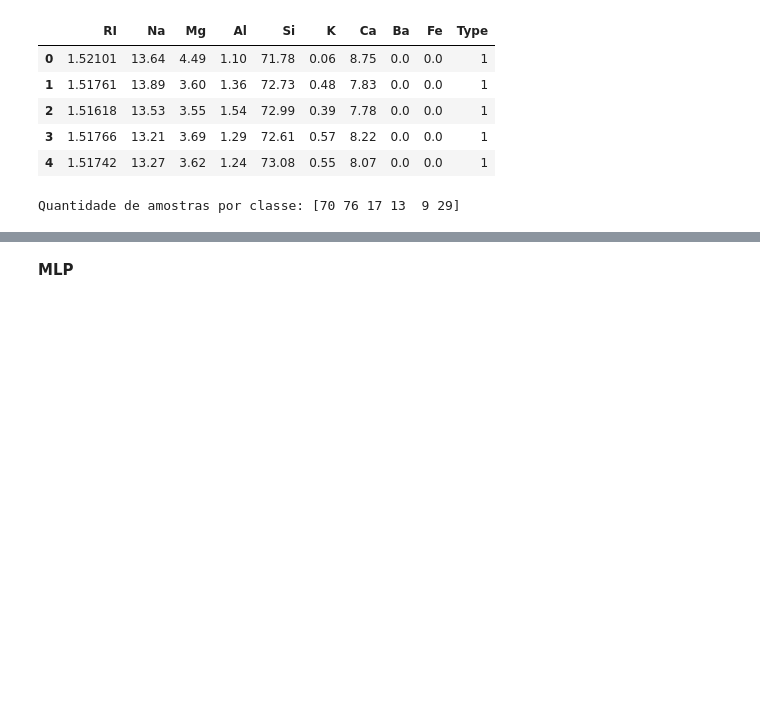
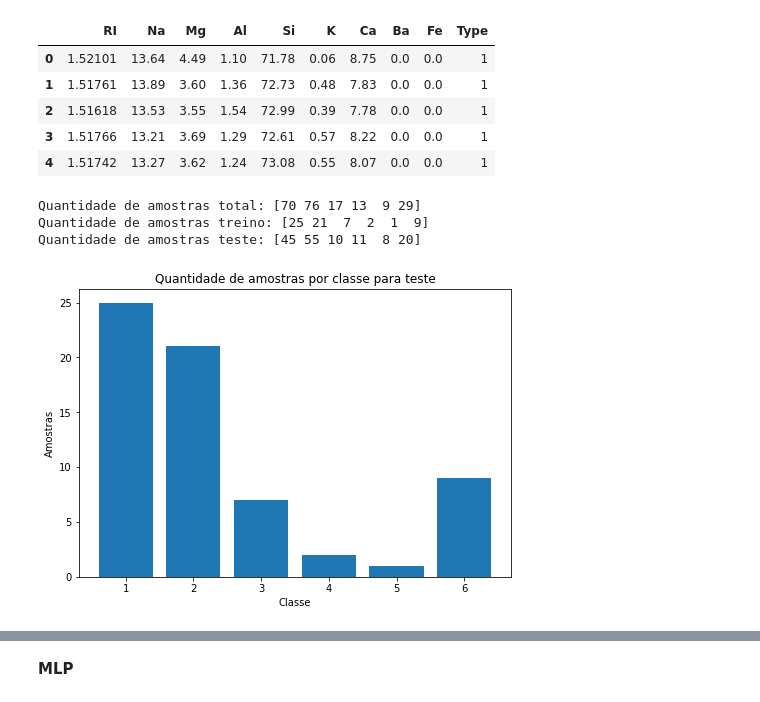
Before and after one commit to marinacer/IA048, a Jupyter notebook: glass.ipynb, the cells around one changed output, grey strips where cells are left out. Cells and saved outputs as stored; diff of their text form; code cells hidden in the pictures; blank space fills up the shorter version.

```diff
--- a/glass.ipynb
+++ b/glass.ipynb
@@ -26,12 +26,6 @@ df.head()
 | 2 | 1.51618 | 13.53 | 3.55 | 1.54 | 72.99 | 0.39 | 7.78 | 0.0 | 0.0 | 1 |
 | 3 | 1.51766 | 13.21 | 3.69 | 1.29 | 72.61 | 0.57 | 8.22 | 0.0 | 0.0 | 1 |
 | 4 | 1.51742 | 13.27 | 3.62 | 1.24 | 73.08 | 0.55 | 8.07 | 0.0 | 0.0 | 1 |
-# %%
-unique, counts = np.unique(y, return_counts=True)
-print("Quantidade de amostras por classe:",counts)
-#df.groupby('Type').min()
-# %% [output]
-Quantidade de amostras por classe: [70 76 17 13  9 29]
 # %%
 # label encoding. necessário para corrigir um erro do dataset na nomenclatura das classes
 label = preprocessing.LabelEncoder()
@@ -47,0 +41,23 @@ Xtrain, Xtest, ytrain, ytest = train_test_split(X, y_label, test_size = 0.30, ra
+# %%
+unique, counts = np.unique(y, return_counts=True)
+print("Quantidade de amostras total:",counts)
+
+unique, counts = np.unique(ytest, return_counts=True)
+print("Quantidade de amostras treino:",counts)
+
+unique, counts = np.unique(ytrain, return_counts=True)
+print("Quantidade de amostras teste:",counts)
+# %% [output]
+Quantidade de amostras total: [70 76 17 13  9 29]
+Quantidade de amostras treino: [25 21  7  2  1  9]
+Quantidade de amostras teste: [45 55 10 11  8 20]
+# %%
+fig = plt.figure()
+ax = fig.add_axes([0,0,1,1])
+ax.bar([1,2,3,4,5,6],[25,21,7,2,1,9])
+plt.title("Quantidade de amostras por classe para teste")
+plt.xlabel("Classe")
+plt.ylabel("Amostras")
+plt.show()
+# %% [output]
+[figure, added]
```
Also changed, not shown: parts of 6 cells of this notebook.
